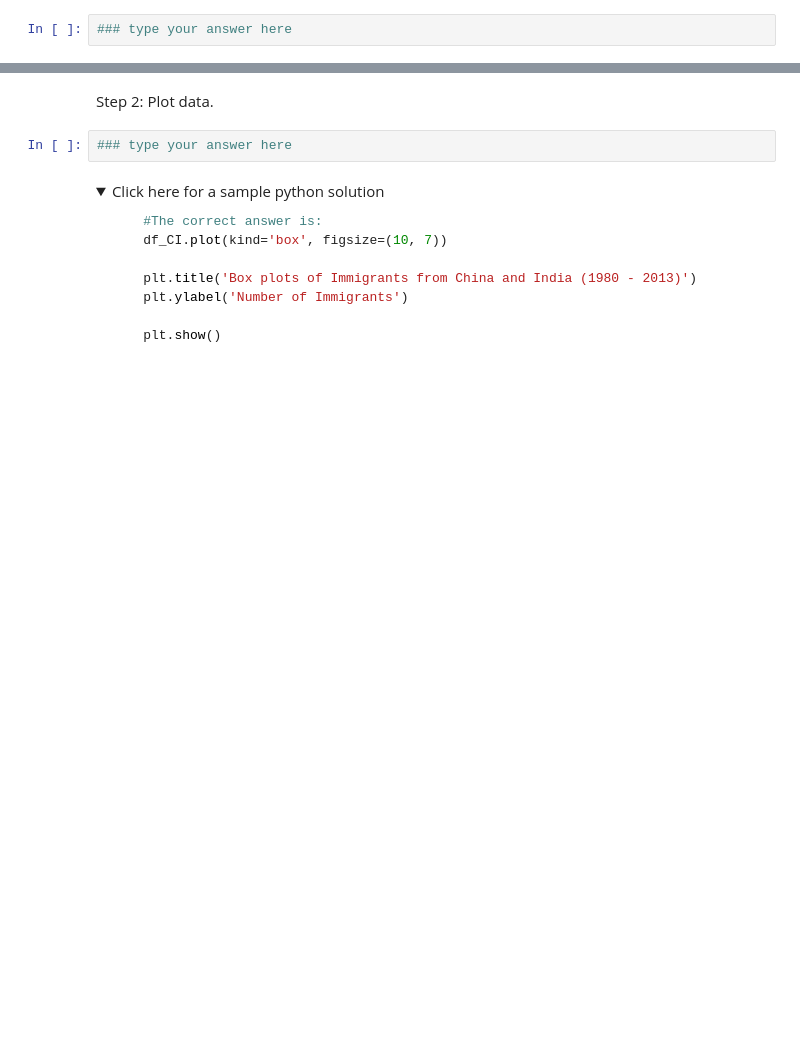
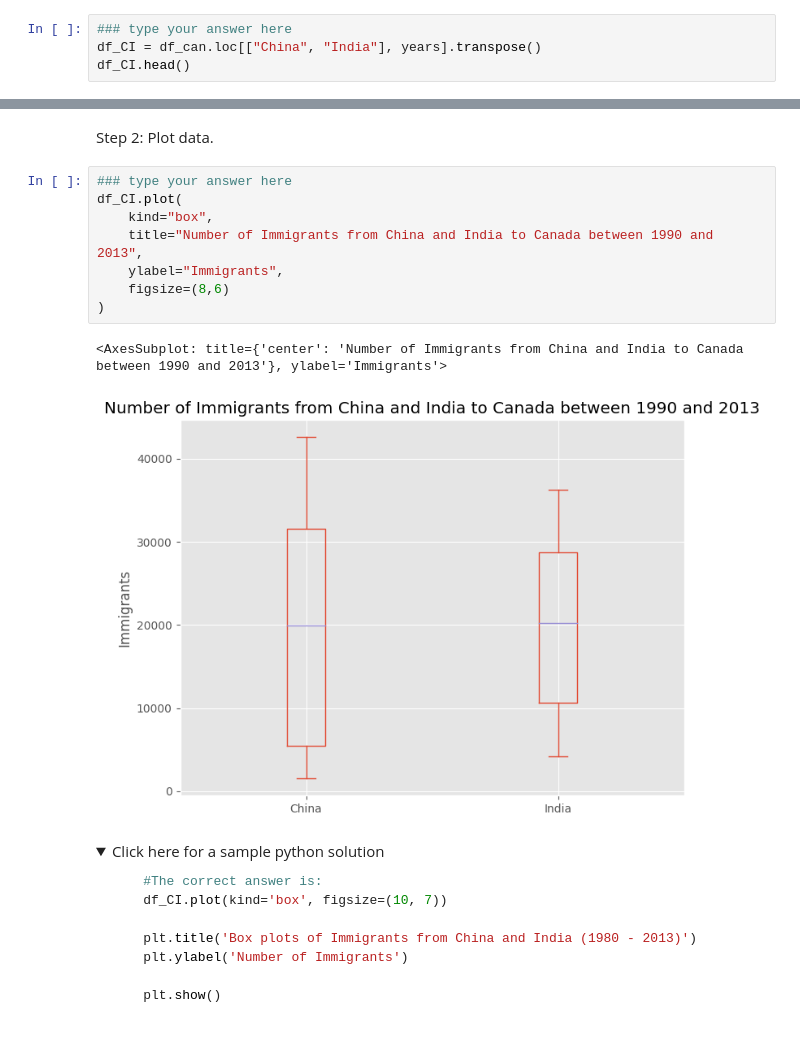
Before and after one commit to Madbubbl3/IBM-Data-Science-Professional-Certificate, a Jupyter notebook: Course 8 Data Visualization/Exercise-Pie-Charts-Box-Plots-Scatter-Plots-and-Bubble-Plots.ipynb, the cells around one changed output, grey strips where cells are left out. Saved outputs shown, nothing was run; the diff lists cells and outputs as text; folded sections open; blank space fills up the shorter version.

```diff
--- a/Course 8 Data Visualization/Exercise-Pie-Charts-Box-Plots-Scatter-Plots-and-Bubble-Plots.ipynb
+++ b/Course 8 Data Visualization/Exercise-Pie-Charts-Box-Plots-Scatter-Plots-and-Bubble-Plots.ipynb
@@ -280,3 +352,5 @@ One of the key benefits of box plots is comparing the distribution of multiple d
 Step 1: Get the dataset for China and India and call the dataframe **df_CI**.
 # %%
 ### type your answer here
+df_CI = df_can.loc[["China", "India"], years].transpose()
+df_CI.head()
@@ -305,8 +397,17 @@ Let's view the percentiles associated with both countries using the `describe()`
 </details>
 # %% [markdown]
 Step 2: Plot data.
-# %%
-### type your answer here
+# %%
+### type your answer here
+df_CI.plot(
+	kind="box",
+	title="Number of Immigrants from China and India to Canada between 1990 and 2013",
+	ylabel="Immigrants",
+	figsize=(8,6)
+)
+# %% [output]
+<AxesSubplot: title={'center': 'Number of Immigrants from China and India to Canada between 1990 and 2013'}, ylabel='Immigrants'>
+[figure, added]
 # %% [markdown]
 <details><summary>Click here for a sample python solution</summary>
 
```
Also changed, not shown: parts of 26 cells of this notebook.
